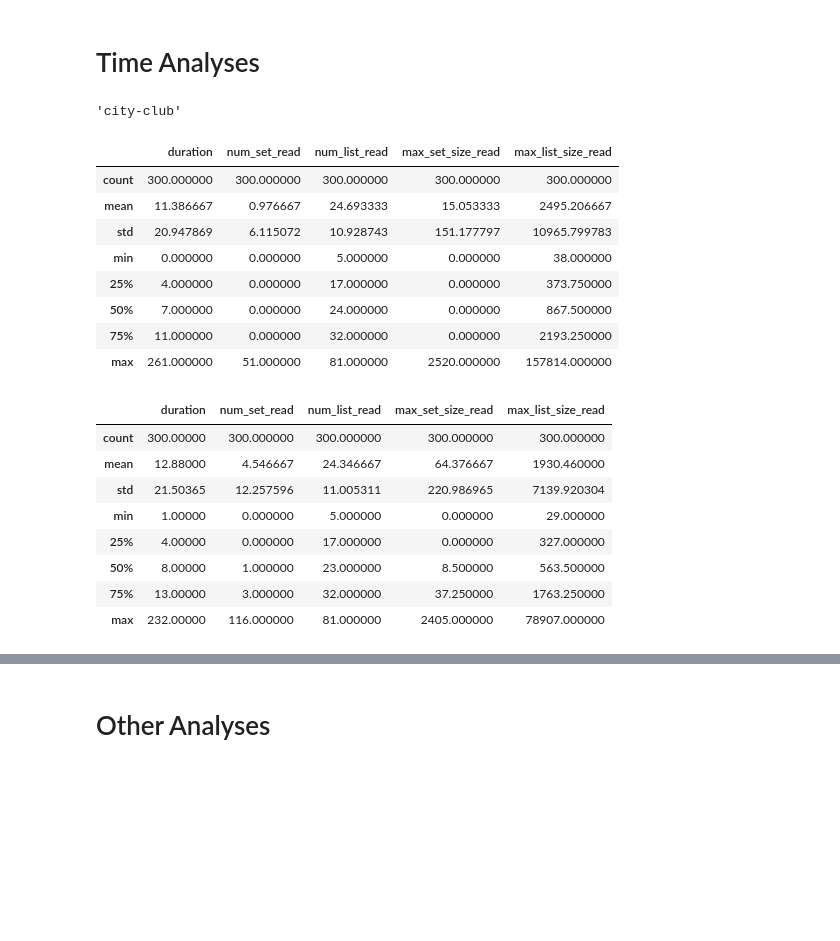
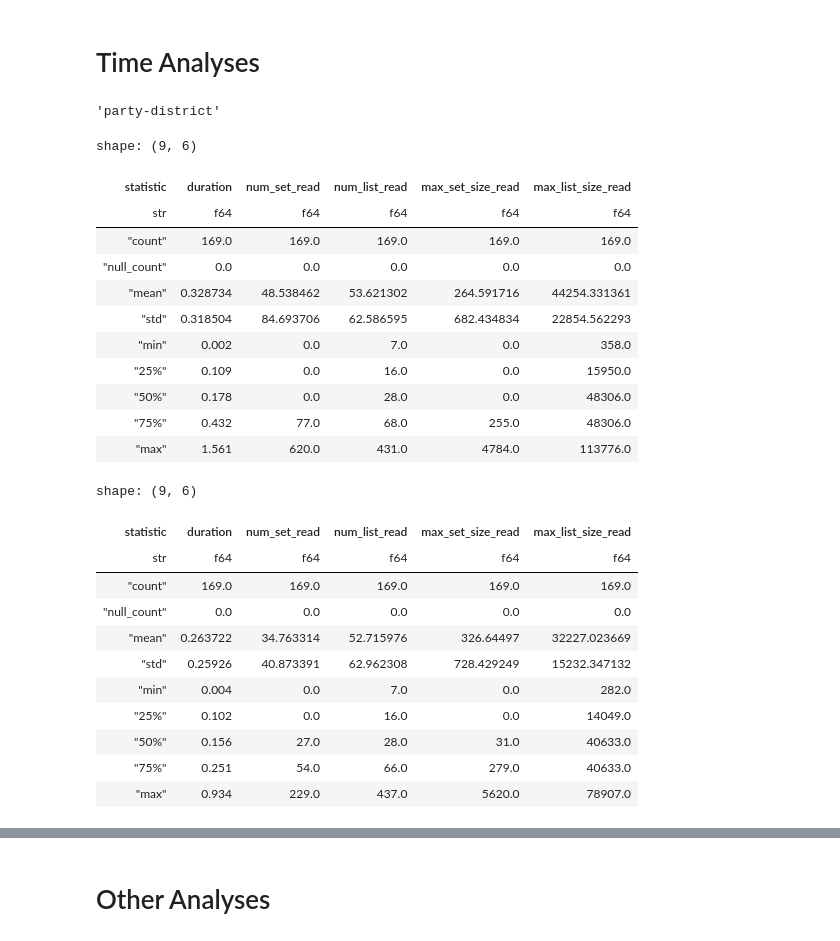
Before and after one commit to nanni00/datalake-table-finder, a Jupyter notebook: experiments/multi_key_join/multi_key_analsyses.ipynb, the cells around one changed output, grey strips where cells are left out. Drawn from its saved outputs; the diff is of its cells as text; code cells hidden in the pictures; blank space fills up the shorter version.

```diff
--- a/experiments/multi_key_join/multi_key_analsyses.ipynb
+++ b/experiments/multi_key_join/multi_key_analsyses.ipynb
@@ -21,43 +21,52 @@ analyses_dir = '/data4/nanni/tesi-magistrale/experiments/multi_key_join/gittable
 # Time Analyses
 # %%
 multi_keys = [
-    'city-province',
-    'club-stadium',
-    'city-club',
-    'city-country'
+    'party-district',
+    'party-member',
+    'home-road',
+    'home-div',
 ]
-multi_key = multi_keys[2]
+multi_key = multi_keys[0]
 
 T = 0.9
-N = 300
+N = 600
 K = 50
 
-josie_mc = pd.read_csv(f'/data4/nanni/tesi-magistrale/experiments/multi_key_join/analyses/{multi_key}/N{N}_K{K}_T{T}/results_multi_josie.csv')
-josie_bl = pd.read_csv(f'/data4/nanni/tesi-magistrale/experiments/multi_key_join/analyses/{multi_key}/N{N}_K{K}_T{T}/results_single_josie.csv')
+josie_mc = pl.read_csv(f'{analyses_dir}/{multi_key}/N{N}_K{K}_T{T}/results_multi_josie.csv')
+josie_bl = pl.read_csv(f'{analyses_dir}/{multi_key}/N{N}_K{K}_T{T}/results_single_josie.csv')
+mate = pl.read_csv(f'{analyses_dir}/{multi_key}/N{N}_K{K}_T{T}/mate_time.txt', has_header=False, separator=';').rename({'column_1': 'duration'})
 multi_key
 # %% [output]
-'city-club'
+'party-district'
 # %%
-josie_bl[['query_id', 'duration',  'num_set_read', 'num_list_read', 'max_set_size_read', 'max_list_size_read', ]].groupby('query_id').sum().describe()
+josie_bl.select(['query_id', 'duration',  'num_set_read', 'num_list_read', 'max_set_size_read', 'max_list_size_read']) \
+    .group_by('query_id').sum().drop('query_id').with_columns(pl.col('duration') / 1000).describe()
 # %% [output]
+shape: (9, 6)
-|  | duration | num_set_read | num_list_read | max_set_size_read | max_list_size_read |
-| count | 300.000000 | 300.000000 | 300.000000 | 300.000000 | 300.000000 |
-| mean | 11.386667 | 0.976667 | 24.693333 | 15.053333 | 2495.206667 |
-| std | 20.947869 | 6.115072 | 10.928743 | 151.177797 | 10965.799783 |
-| min | 0.000000 | 0.000000 | 5.000000 | 0.000000 | 38.000000 |
-| 25% | 4.000000 | 0.000000 | 17.000000 | 0.000000 | 373.750000 |
-| 50% | 7.000000 | 0.000000 | 24.000000 | 0.000000 | 867.500000 |
-| 75% | 11.000000 | 0.000000 | 32.000000 | 0.000000 | 2193.250000 |
-| max | 261.000000 | 51.000000 | 81.000000 | 2520.000000 | 157814.000000 |
+| statistic | duration | num_set_read | num_list_read | max_set_size_read | max_list_size_read |
+| str | f64 | f64 | f64 | f64 | f64 |
+| "count" | 169.0 | 169.0 | 169.0 | 169.0 | 169.0 |
+| "null_count" | 0.0 | 0.0 | 0.0 | 0.0 | 0.0 |
+| "mean" | 0.328734 | 48.538462 | 53.621302 | 264.591716 | 44254.331361 |
+| "std" | 0.318504 | 84.693706 | 62.586595 | 682.434834 | 22854.562293 |
+| "min" | 0.002 | 0.0 | 7.0 | 0.0 | 358.0 |
+| "25%" | 0.109 | 0.0 | 16.0 | 0.0 | 15950.0 |
+| "50%" | 0.178 | 0.0 | 28.0 | 0.0 | 48306.0 |
+| "75%" | 0.432 | 77.0 | 68.0 | 255.0 | 48306.0 |
+| "max" | 1.561 | 620.0 | 431.0 | 4784.0 | 113776.0 |
 # %%
-josie_mc[['duration', 'num_set_read', 'num_list_read', 'max_set_size_read', 'max_list_size_read']].describe()
+josie_mc.select(['query_id', 'duration', 'num_set_read', 'num_list_read', 'max_set_size_read', 'max_list_size_read']) \
+    .group_by('query_id').sum().drop('query_id').with_columns(pl.col('duration') / 1000).describe()
 # %% [output]
+shape: (9, 6)
-|  | duration | num_set_read | num_list_read | max_set_size_read | max_list_size_read |
-| count | 300.00000 | 300.000000 | 300.000000 | 300.000000 | 300.000000 |
-| mean | 12.88000 | 4.546667 | 24.346667 | 64.376667 | 1930.460000 |
-| std | 21.50365 | 12.257596 | 11.005311 | 220.986965 | 7139.920304 |
-| min | 1.00000 | 0.000000 | 5.000000 | 0.000000 | 29.000000 |
-| 25% | 4.00000 | 0.000000 | 17.000000 | 0.000000 | 327.000000 |
-| 50% | 8.00000 | 1.000000 | 23.000000 | 8.500000 | 563.500000 |
-| 75% | 13.00000 | 3.000000 | 32.000000 | 37.250000 | 1763.250000 |
-| max | 232.00000 | 116.000000 | 81.000000 | 2405.000000 | 78907.000000 |
+| statistic | duration | num_set_read | num_list_read | max_set_size_read | max_list_size_read |
+| str | f64 | f64 | f64 | f64 | f64 |
+| "count" | 169.0 | 169.0 | 169.0 | 169.0 | 169.0 |
+| "null_count" | 0.0 | 0.0 | 0.0 | 0.0 | 0.0 |
+| "mean" | 0.263722 | 34.763314 | 52.715976 | 326.64497 | 32227.023669 |
+| "std" | 0.25926 | 40.873391 | 62.962308 | 728.429249 | 15232.347132 |
+| "min" | 0.004 | 0.0 | 7.0 | 0.0 | 282.0 |
+| "25%" | 0.102 | 0.0 | 16.0 | 0.0 | 14049.0 |
+| "50%" | 0.156 | 27.0 | 28.0 | 31.0 | 40633.0 |
+| "75%" | 0.251 | 54.0 | 66.0 | 279.0 | 40633.0 |
+| "max" | 0.934 | 229.0 | 437.0 | 5620.0 | 78907.0 |
```
Also changed, not shown: parts of 23 cells of this notebook, 12 other files.
